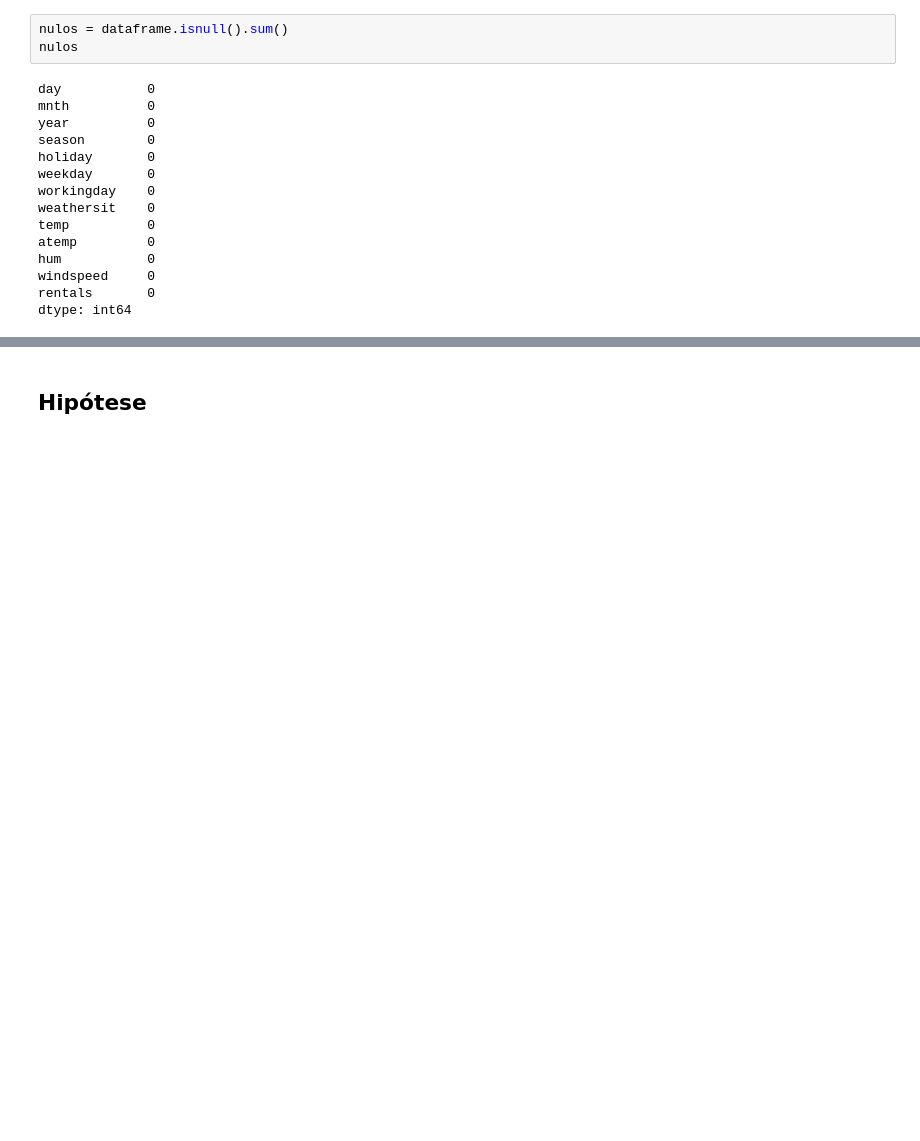
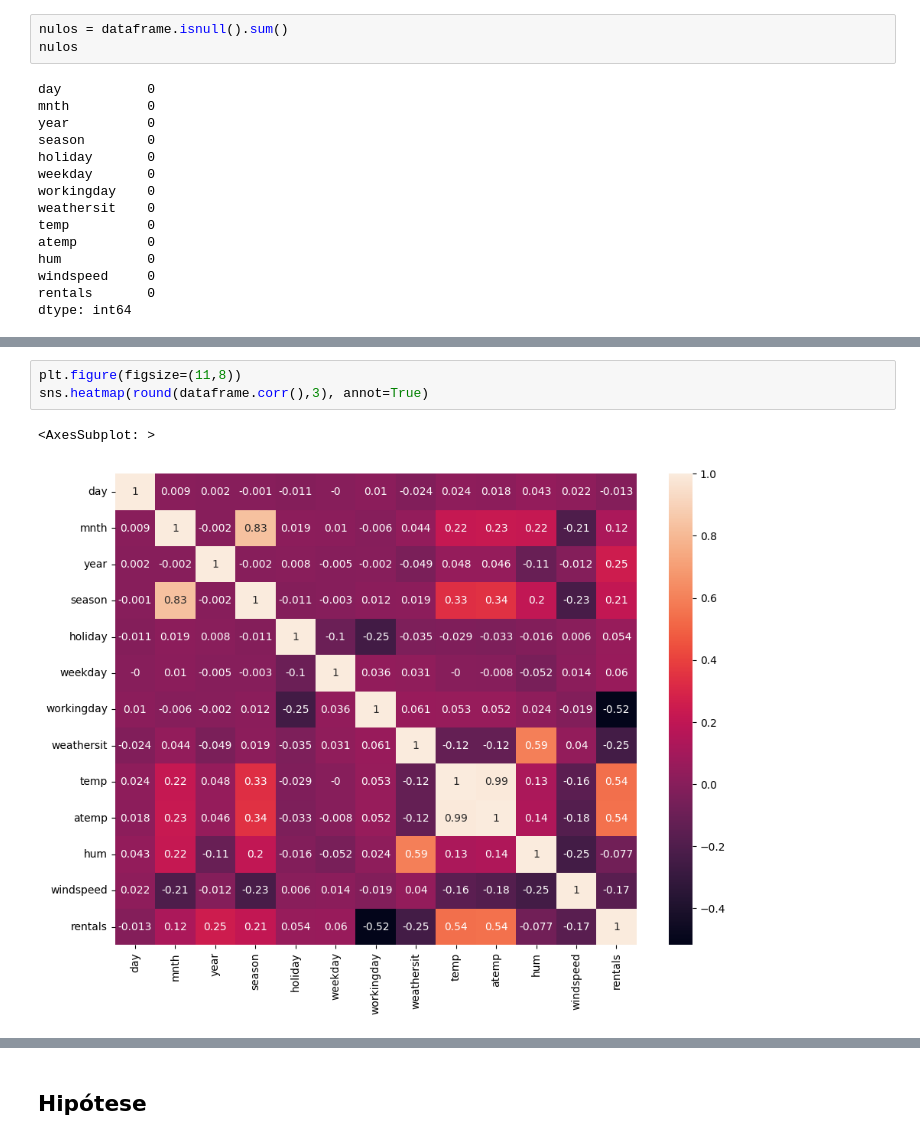
Before and after one commit to PeterRibs/bike_rental_analysis, a Jupyter notebook: Bike_Rental_Analysis.ipynb, the cells around one changed output, grey strips where cells are left out. Drawn from its saved outputs; the diff is of its cells as text; blank space fills up the shorter version.

```diff
--- a/Bike_Rental_Analysis.ipynb
+++ b/Bike_Rental_Analysis.ipynb
@@ -89,0 +130,6 @@ dtype: int64
+# %%
+plt.figure(figsize=(11,8))
+sns.heatmap(round(dataframe.corr(),3), annot=True)
+# %% [output]
+<AxesSubplot: >
+[figure, added]
```
Also changed, not shown: parts of 4 cells of this notebook.
